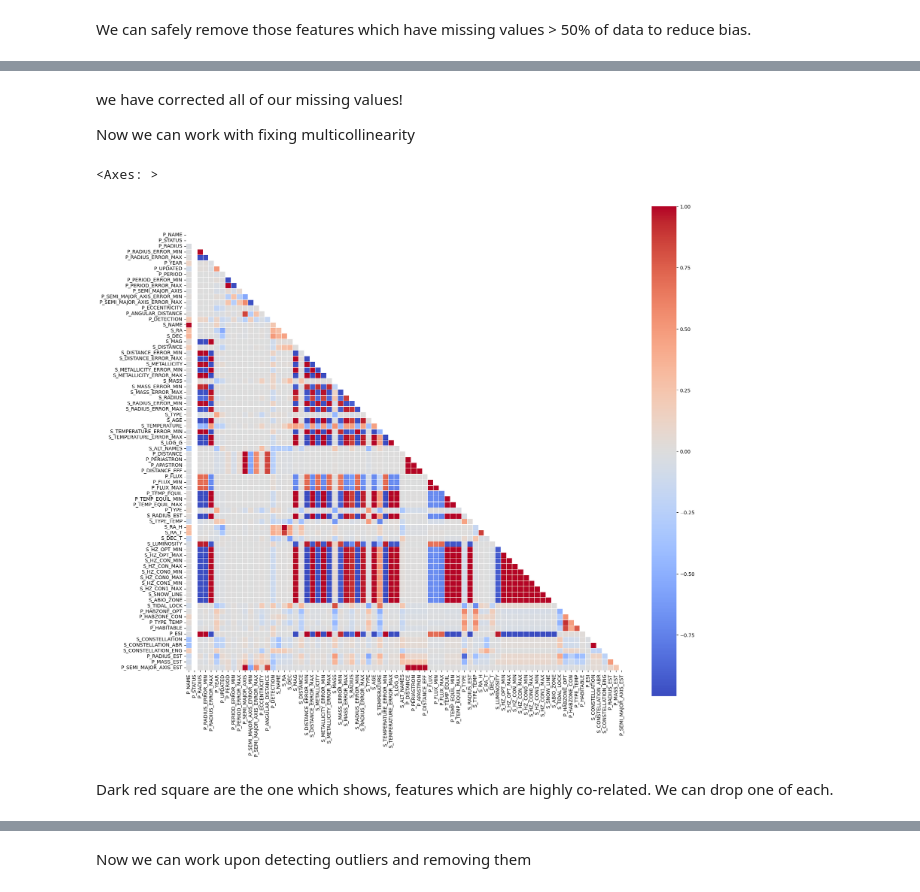
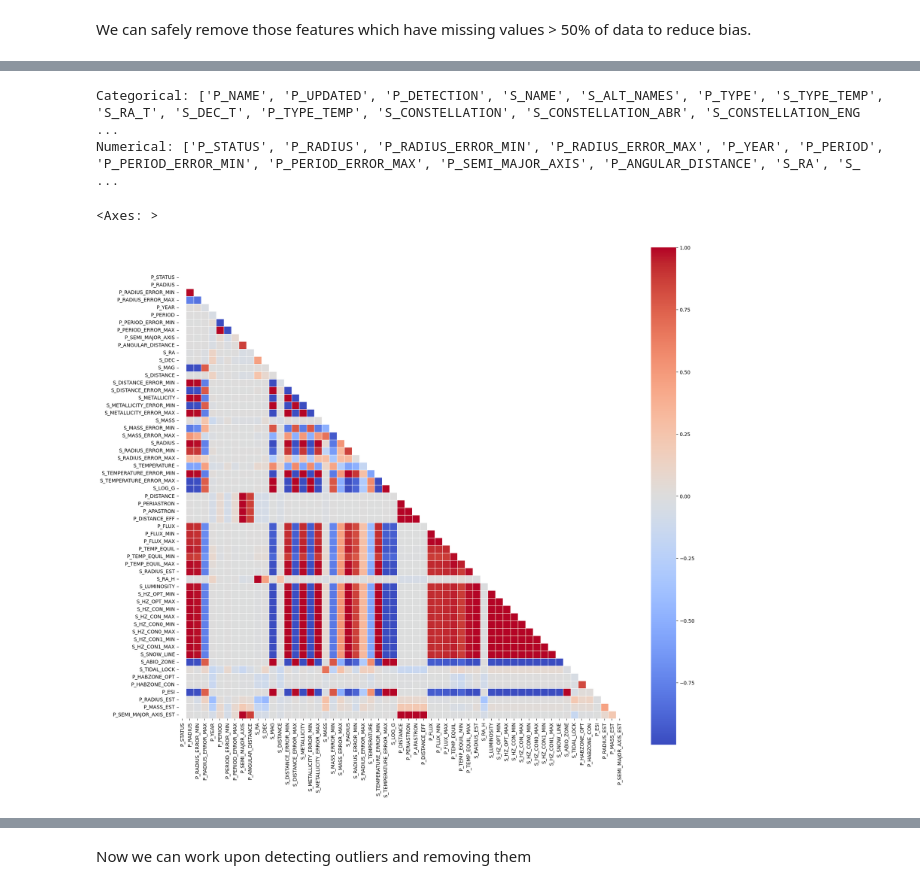
Before and after one commit to Ridima28/Exoplanet-Habitability-Classification, a Jupyter notebook: models/main.ipynb, the cells around one changed output, grey strips where cells are left out. Saved outputs shown, nothing was run; the diff lists cells and outputs as text; code cells hidden in the pictures.

```diff
--- a/models/main.ipynb
+++ b/models/main.ipynb
@@ -399,7 +380,12 @@ missing.head(40)
 # %% [markdown]
 We can safely remove those features which have missing values > 50% of data to reduce bias.
 # %%
-#Dropping all the columns with null  values
-oversampled = oversampled.drop(["P_ATMOSPHERE","P_ALT_NAMES","P_DETECTION_RADIUS","P_GEO_ALBEDO","P_DETECTION_MASS","S_MAGNETIC_FIELD","S_DISC","P_TEMP_MEASURED","P_GEO_ALBEDO_ERROR_MIN","P_GEO_ALBEDO_ERROR_MAX","P_TPERI_ERROR_MAX","P_TPERI_ERROR_MIN",'P_TPERI','P_ESCAPE','P_POTENTIAL','P_DENSITY','P_GRAVITY','P_OMEGA_ERROR_MIN','P_OMEGA_ERROR_MAX','P_OMEGA','P_INCLINATION_ERROR_MAX','P_INCLINATION_ERROR_MIN',"P_INCLINATION","P_ECCENTRICITY_ERROR_MIN","P_ECCENTRICITY_ERROR_MAX","S_AGE_ERROR_MAX","S_AGE_ERROR_MIN",'P_IMPACT_PARAMETER_ERROR_MAX','P_IMPACT_PARAMETER_ERROR_MIN','P_IMPACT_PARAMETER','P_MASS_ERROR_MAX','P_MASS_ERROR_MIN',
-"P_HILL_SPHERE",
-"P_MASS"], axis=1)
+missing_pct = X_train.isna().mean()
+
+cols_to_drop = missing_pct[missing_pct > 0.50].index
+
+print("Dropping:", len(cols_to_drop))
+print(cols_to_drop.tolist())
+
+X_train = X_train.drop(columns=cols_to_drop)
+X_test = X_test.drop(columns=cols_to_drop)
@@ -507,17 +395,38 @@ Length: 78, dtype: int64
-# %% [markdown]
-we have corrected all of our missing values!
-
-Now we can work with fixing multicollinearity
+# %%
+categorical_cols = X_train.select_dtypes(include=["object", "category"]).columns.tolist()
+
+numerical_cols = X_train.select_dtypes(include=["number"]).columns.tolist()
+
+print("Categorical:", categorical_cols)
+print("Numerical:", numerical_cols)
+# %% [output]
+Categorical: ['P_NAME', 'P_UPDATED', 'P_DETECTION', 'S_NAME', 'S_ALT_NAMES', 'P_TYPE', 'S_TYPE_TEMP', 'S_RA_T', 'S_DEC_T', 'P_TYPE_TEMP', 'S_CONSTELLATION', 'S_CONSTELLATION_ABR', 'S_CONSTELLATION_ENG ...
+Numerical: ['P_STATUS', 'P_RADIUS', 'P_RADIUS_ERROR_MIN', 'P_RADIUS_ERROR_MAX', 'P_YEAR', 'P_PERIOD', 'P_PERIOD_ERROR_MIN', 'P_PERIOD_ERROR_MAX', 'P_SEMI_MAJOR_AXIS', 'P_ANGULAR_DISTANCE', 'S_RA', 'S_ ...
+# %%
+num_imputer = IterativeImputer(random_state=42)
+
+X_train_num = num_imputer.fit_transform(X_train[numerical_cols])
+X_test_num = num_imputer.transform(X_test[numerical_cols])
+# %%
+X_train_num = pd.DataFrame(
+    X_train_num,
+    columns=numerical_cols,
+    index=X_train.index
+)
+
+X_test_num = pd.DataFrame(
+    X_test_num,
+    columns=numerical_cols,
+    index=X_test.index
+)
 # %%
-corr = imputed_data.corr()
+corr = X_train_num.corr()
 mask = np.triu(np.ones_like(corr, dtype=np.bool))
 f,ax = plt.subplots(figsize=(20,20))
 
 sns.heatmap(corr, mask=mask, cmap="coolwarm", center=0, square=True,annot=False, linewidths=.5, cbar_kws={"shrink": 0.9})
 # %% [output]
 <Axes: >
-[figure, old version]
+[figure, new version]
-# %% [markdown]
-Dark red square are the one which shows, features which are highly co-related. We can drop one of each.
 # %%
 #Dropping one of each which are highly corelated to each other
```
Also changed, not shown: parts of 62 cells of this notebook, 11 other files.
